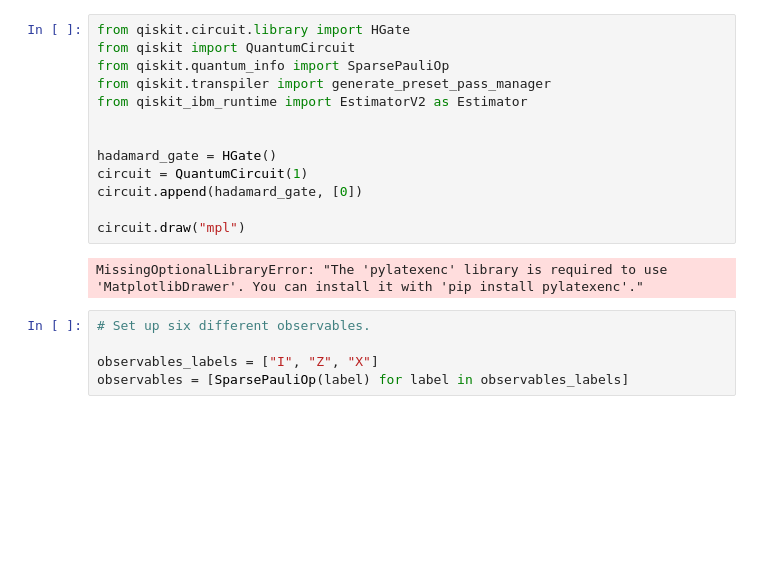
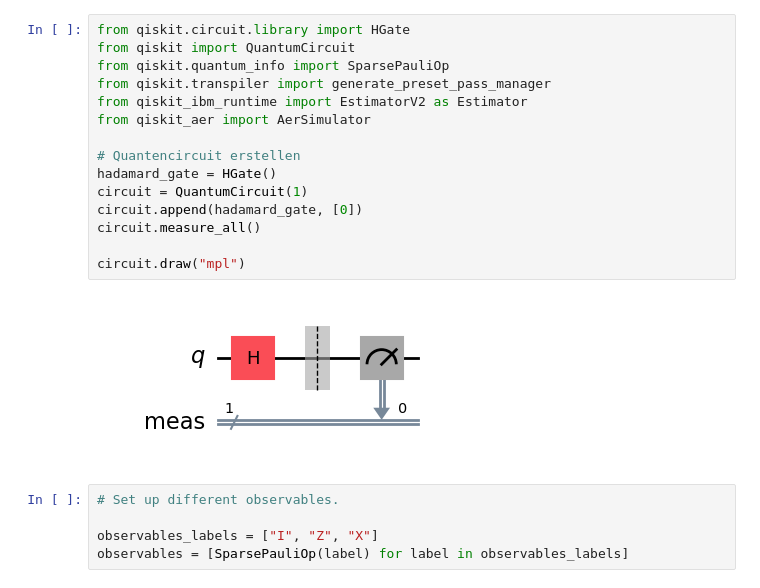
Before and after one commit to Qbannes/Quantum_Computing_Team, a Jupyter notebook: Qiskit/Funktioniert/ZufallErwartungswertplot.ipynb, the cells around one changed output. Drawn from its saved outputs; the diff is of its cells as text; blank space fills up the shorter version.

```diff
--- a/Qiskit/Funktioniert/ZufallErwartungswertplot.ipynb
+++ b/Qiskit/Funktioniert/ZufallErwartungswertplot.ipynb
@@ -1,20 +1,22 @@
 # %%
 from qiskit.circuit.library import HGate
 from qiskit import QuantumCircuit
 from qiskit.quantum_info import SparsePauliOp
 from qiskit.transpiler import generate_preset_pass_manager
 from qiskit_ibm_runtime import EstimatorV2 as Estimator
+from qiskit_aer import AerSimulator
 
-
+# Quantencircuit erstellen
 hadamard_gate = HGate()
 circuit = QuantumCircuit(1)
 circuit.append(hadamard_gate, [0])
+circuit.measure_all()
 
 circuit.draw("mpl")
 # %% [output]
-MissingOptionalLibraryError: "The 'pylatexenc' library is required to use 'MatplotlibDrawer'. You can install it with 'pip install pylatexenc'."
+[figure, added]
 # %%
-# Set up six different observables.
+# Set up different observables.
 
 observables_labels = ["I", "Z", "X"]
 observables = [SparsePauliOp(label) for label in observables_labels]
```
Also changed, not shown: parts of 3 cells of this notebook, 1 other file.
